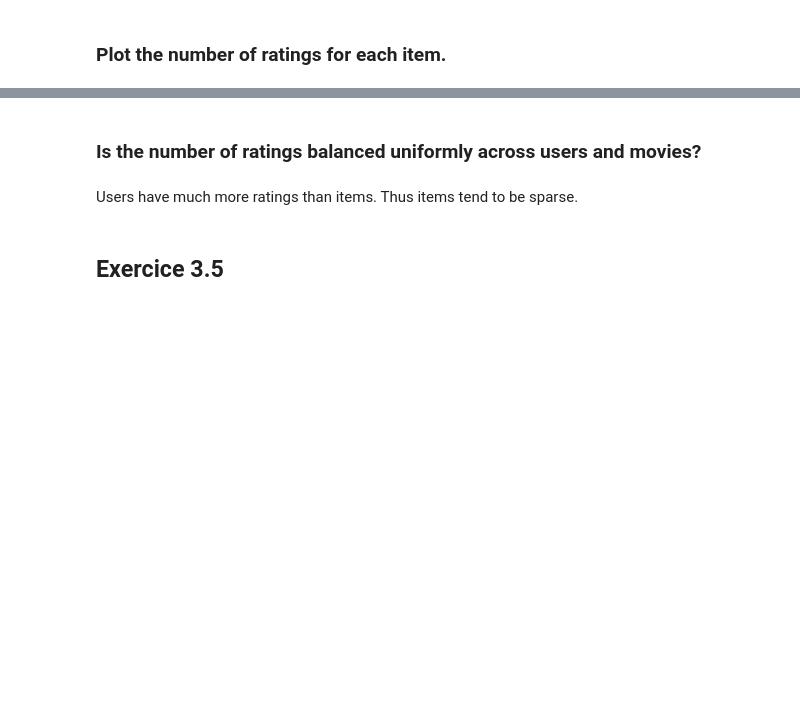
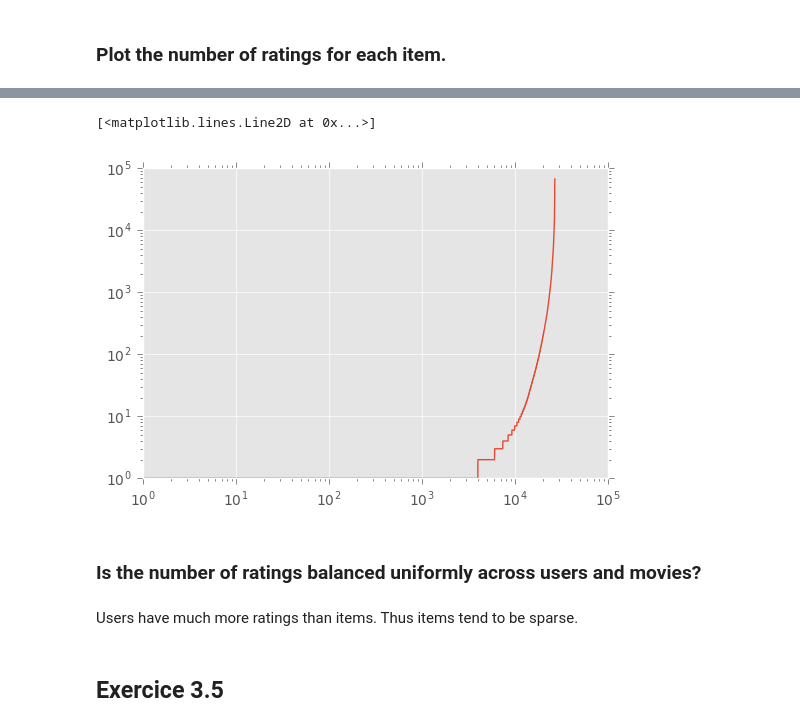
Before and after one commit to roblan11/InternetAnalyticsProject, a Jupyter notebook: ix-lab3/lab3-recsys.ipynb, the cells around one changed output, grey strips where cells are left out. Drawn from its saved outputs; the diff is of its cells as text; code cells hidden in the pictures; blank space fills up the shorter version.

```diff
--- a/ix-lab3/lab3-recsys.ipynb
+++ b/ix-lab3/lab3-recsys.ipynb
@@ -59,3 +64,8 @@ plt.ylabel("Number of ratings")
+# %%
+plt.loglog(sorted(itemRating_val))
+# %% [output]
+[<matplotlib.lines.Line2D at 0x...>]
+[figure, added]
 # %% [markdown]
 ### Is the number of ratings balanced uniformly across users and movies?
 # %% [markdown]
```
Also changed, not shown: parts of 15 cells of this notebook.
